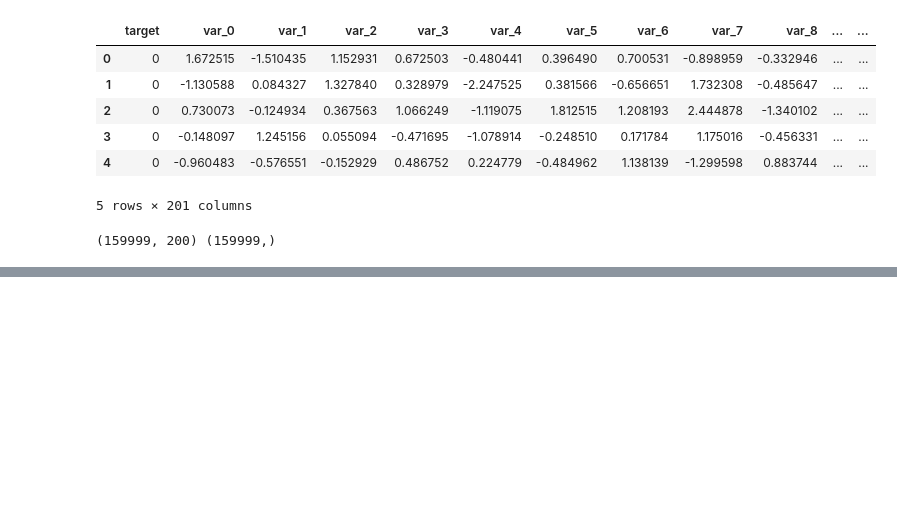
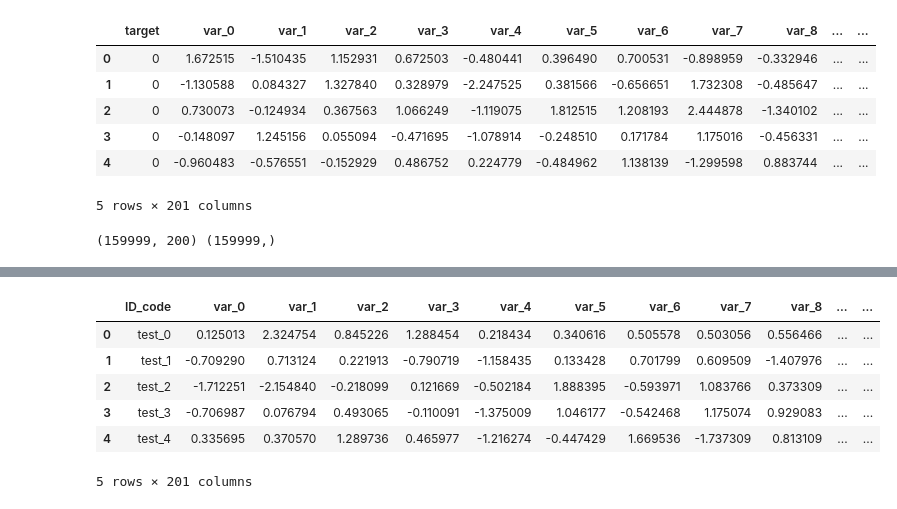
Before and after one commit to doan2506/MLP_From_Scratch, a Jupyter notebook: src/main.ipynb, the cells around one changed output, grey strips where cells are left out. Drawn from its saved outputs; the diff is of its cells as text; code cells hidden in the pictures; blank space fills up the shorter version.

```diff
--- a/src/main.ipynb
+++ b/src/main.ipynb
@@ -69,0 +59,11 @@ Validation F1 Score: 0.3538
+# %%
+df_test = pd.read_csv(r'C:\Users\User\Documents\Code\ML\MLP_From_Scratch\data\processed\test.csv')
+df_test.head()
+# %% [output]
+|  | ID_code | var_0 | var_1 | var_2 | var_3 | var_4 | var_5 | var_6 | var_7 | var_8 | ... | ... |
+| 0 | test_0 | 0.125013 | 2.324754 | 0.845226 | 1.288454 | 0.218434 | 0.340616 | 0.505578 | 0.503056 | 0.556466 | ... | ... |
+| 1 | test_1 | -0.709290 | 0.713124 | 0.221913 | -0.790719 | -1.158435 | 0.133428 | 0.701799 | 0.609509 | -1.407976 | ... | ... |
+| 2 | test_2 | -1.712251 | -2.154840 | -0.218099 | 0.121669 | -0.502184 | 1.888395 | -0.593971 | 1.083766 | 0.373309 | ... | ... |
+| 3 | test_3 | -0.706987 | 0.076794 | 0.493065 | -0.110091 | -1.375009 | 1.046177 | -0.542468 | 1.175074 | 0.929083 | ... | ... |
+| 4 | test_4 | 0.335695 | 0.370570 | 1.289736 | 0.465977 | -1.216274 | -0.447429 | 1.669536 | -1.737309 | 0.813109 | ... | ... |
+5 rows × 201 columns
```
Also changed, not shown: parts of 8 cells of this notebook, 2 other files.
